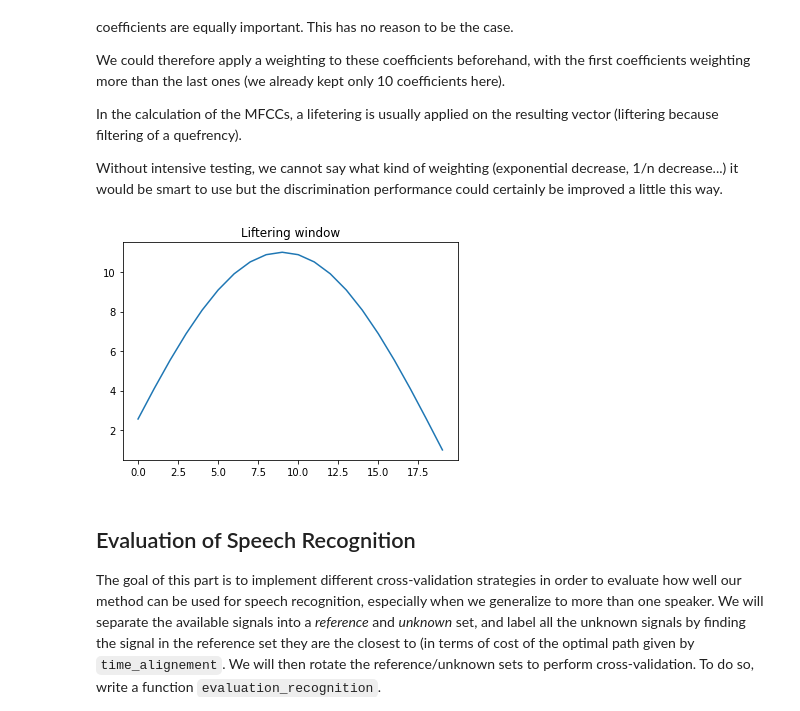
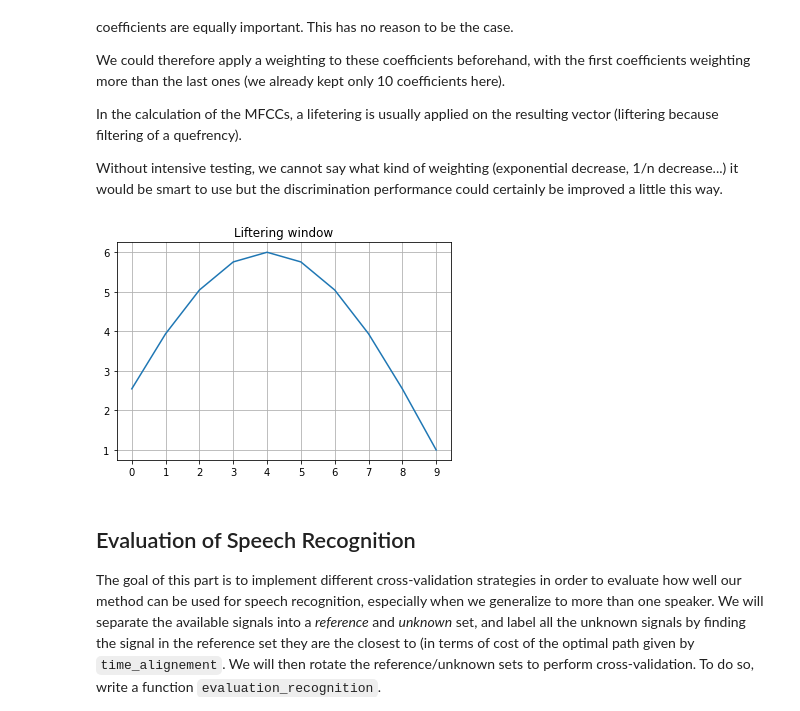
Before and after one commit to littlebuzzybee/TSIA206-TP2, a Jupyter notebook: TP - Dynamic Time Warping for Speech Recognition.ipynb, the cells around one changed output. Drawn from its saved outputs; the diff is of its cells as text; code cells hidden in the pictures.

```diff
--- a/TP - Dynamic Time Warping for Speech Recognition.ipynb
+++ b/TP - Dynamic Time Warping for Speech Recognition.ipynb
@@ -526,15 +530,17 @@ def liftering(cc):
 
     return cc
 # %%
-N = 20
-n = np.arange(N) +1
-liftering = 1 + (N / 2) * np.sin(np.pi * n / N)
+liftering_order = cepstral_order
+n = np.arange(1, cepstral_order+1)
+liftering_window = 1 + (liftering_order / 2) * np.sin(np.pi * n / liftering_order)
 
-plt.plot(liftering)
+plt.plot(liftering_window)
+plt.grid()
+plt.xticks(range(0, cepstral_order))
 plt.title("Liftering window")
 plt.show()
 # %% [output]
-[figure, old version]
+[figure, new version]
 # %% [markdown]
 ## Evaluation of Speech Recognition
 
```
Also changed, not shown: parts of 21 cells of this notebook.
